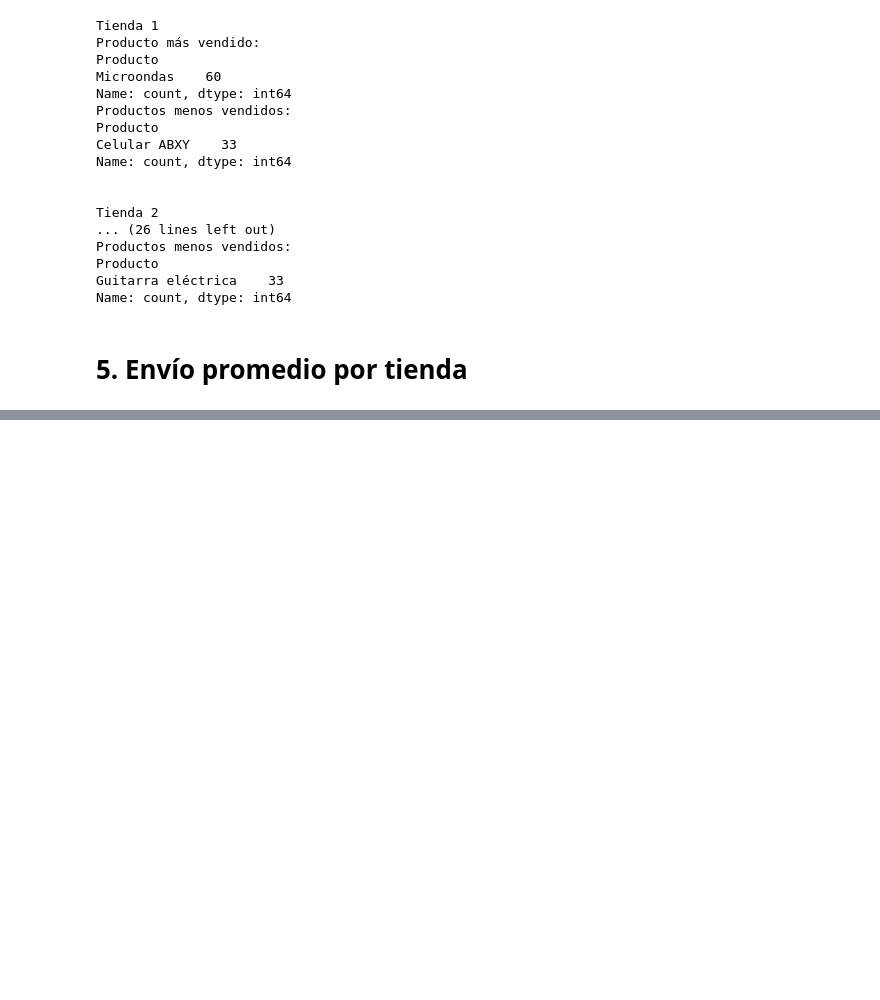
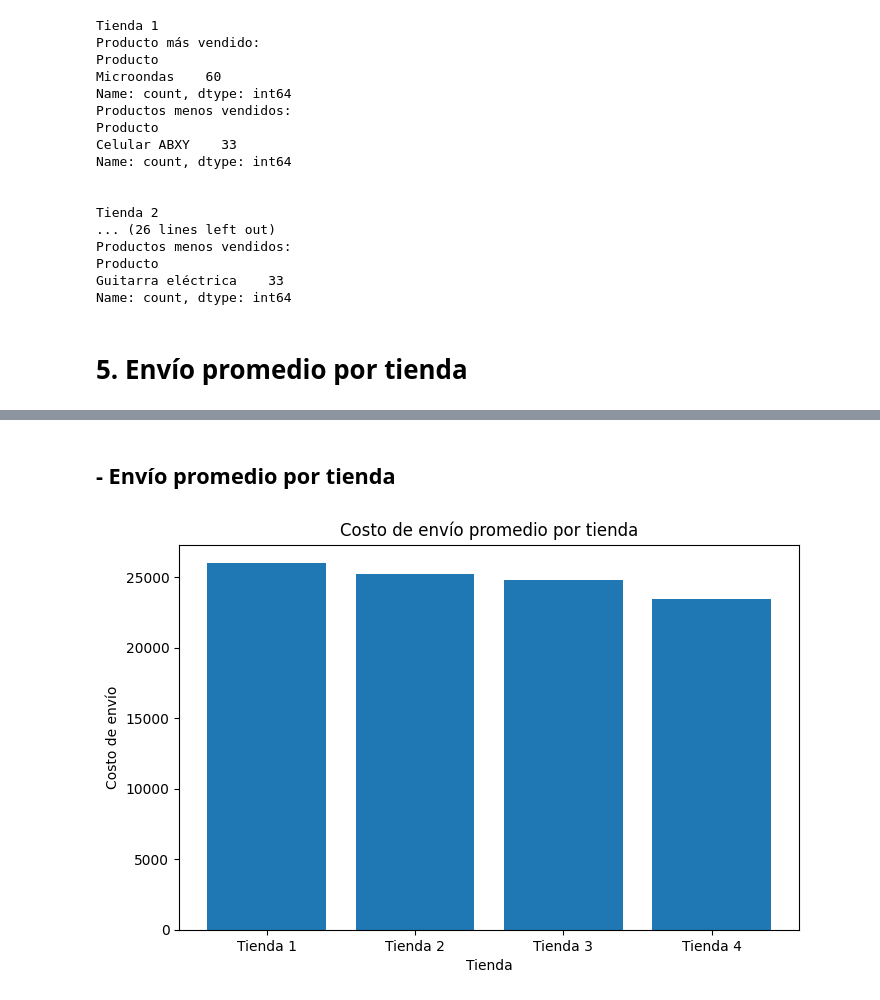
Before and after one commit to nicolle-tq/Alura-Store, a Jupyter notebook: AluraStore.ipynb, the cells around one changed output, grey strips where cells are left out. Saved outputs shown, nothing was run; the diff lists cells and outputs as text; code cells hidden in the pictures; blank space fills up the shorter version.

```diff
--- a/AluraStore.ipynb
+++ b/AluraStore.ipynb
@@ -150,0 +200,11 @@ Name: count, dtype: int64
+# %% [markdown]
+## - Envío promedio por tienda
+# %%
+plt.figure(figsize=(8,5))
+plt.bar(resumen['Tienda'], resumen['Envío Promedio'])
+plt.title('Costo de envío promedio por tienda')
+plt.xlabel('Tienda')
+plt.ylabel('Costo de envío')
+plt.show()
+# %% [output]
+[figure, added]
```
Also changed, not shown: parts of 9 cells of this notebook.
